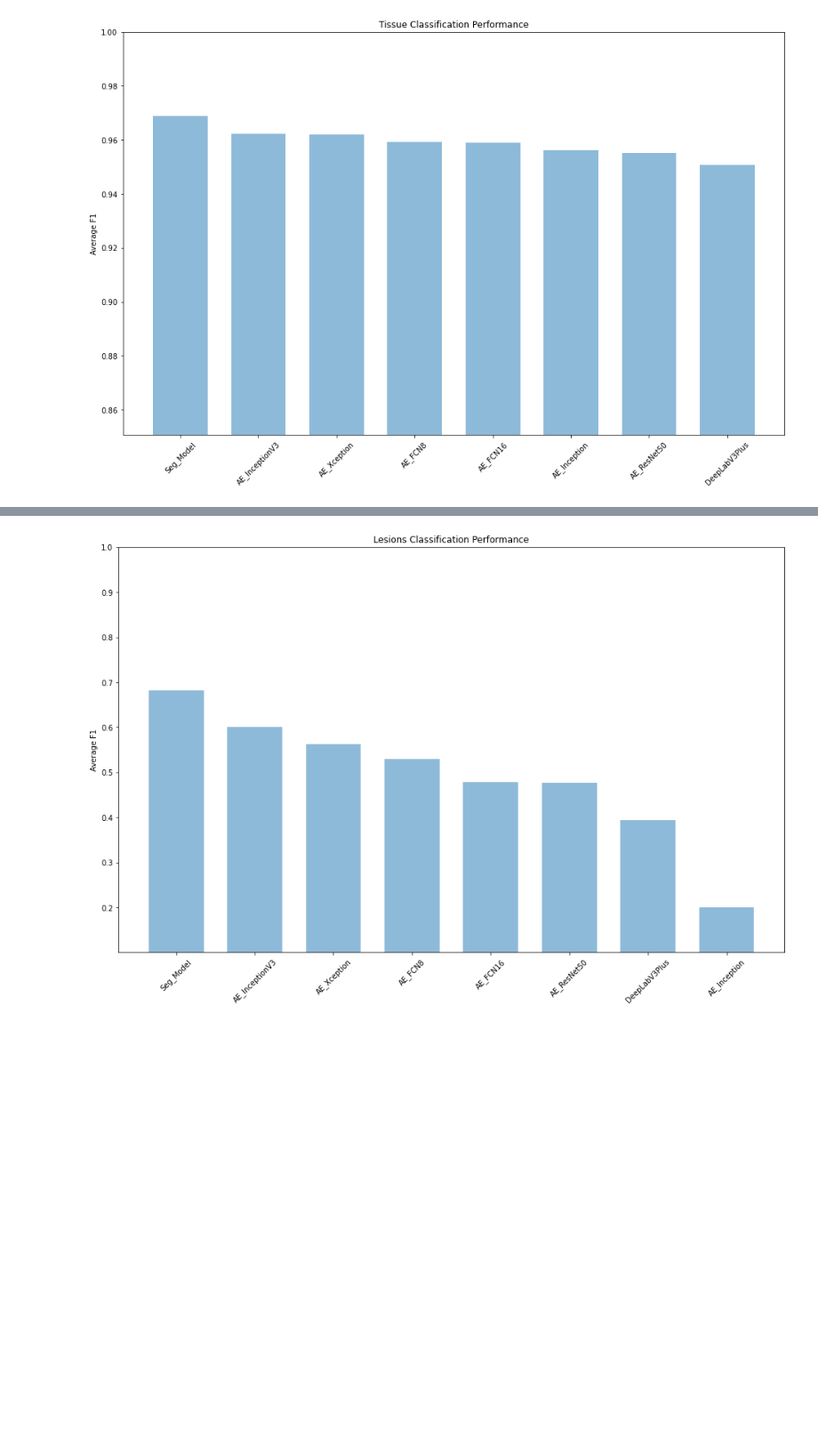
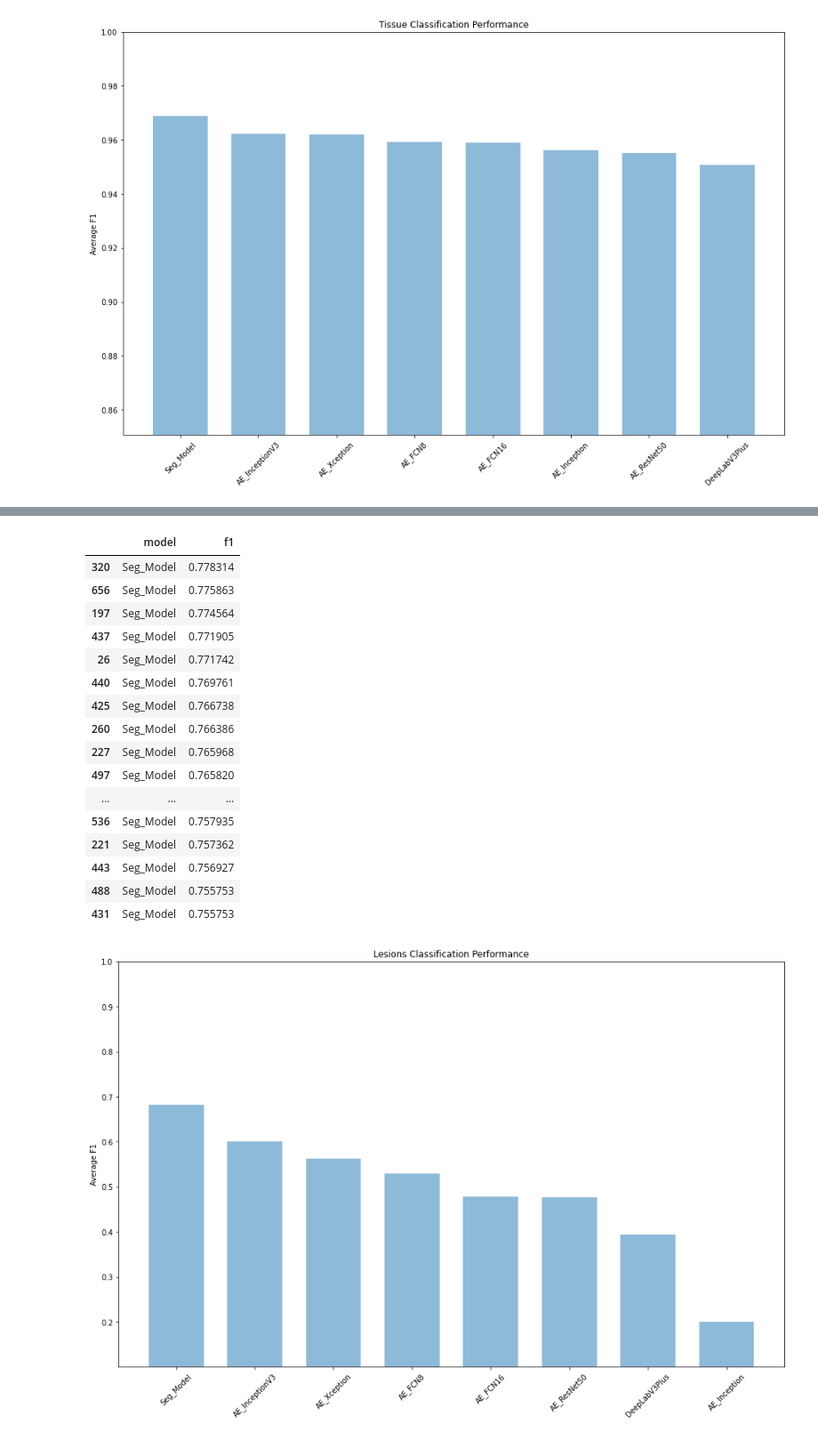
Before and after one commit to weldonj/DS_Assessment, a Jupyter notebook: Overall_Model_Performance.ipynb, the cells around one changed output, grey strips where cells are left out. Shown at 89% size. Cells and saved outputs as stored; diff of their text form; code cells hidden in the pictures; blank space fills up the shorter version.

```diff
--- a/Overall_Model_Performance.ipynb
+++ b/Overall_Model_Performance.ipynb
@@ -43,3 +66,23 @@ plot(list(tissue_models_mean['model']),list(tissue_models_mean['f1']),'Tissue Cl
+# %%
+lesions_absolute_best
+# %% [output]
+|  | model | f1 |
+| 320 | Seg_Model | 0.778314 |
+| 656 | Seg_Model | 0.775863 |
+| 197 | Seg_Model | 0.774564 |
+| 437 | Seg_Model | 0.771905 |
+| 26 | Seg_Model | 0.771742 |
+| 440 | Seg_Model | 0.769761 |
+| 425 | Seg_Model | 0.766738 |
+| 260 | Seg_Model | 0.766386 |
+| 227 | Seg_Model | 0.765968 |
+| 497 | Seg_Model | 0.765820 |
+| ... | ... | ... |
+| 536 | Seg_Model | 0.757935 |
+| 221 | Seg_Model | 0.757362 |
+| 443 | Seg_Model | 0.756927 |
+| 488 | Seg_Model | 0.755753 |
+| 431 | Seg_Model | 0.755753 |
 # %%
 plot(list(lesions_models_mean['model']),list(lesions_models_mean['f1']),'Lesions Classification Performance')
 # %% [output]
```
Also changed, not shown: parts of 2 cells of this notebook, 24 other files.
